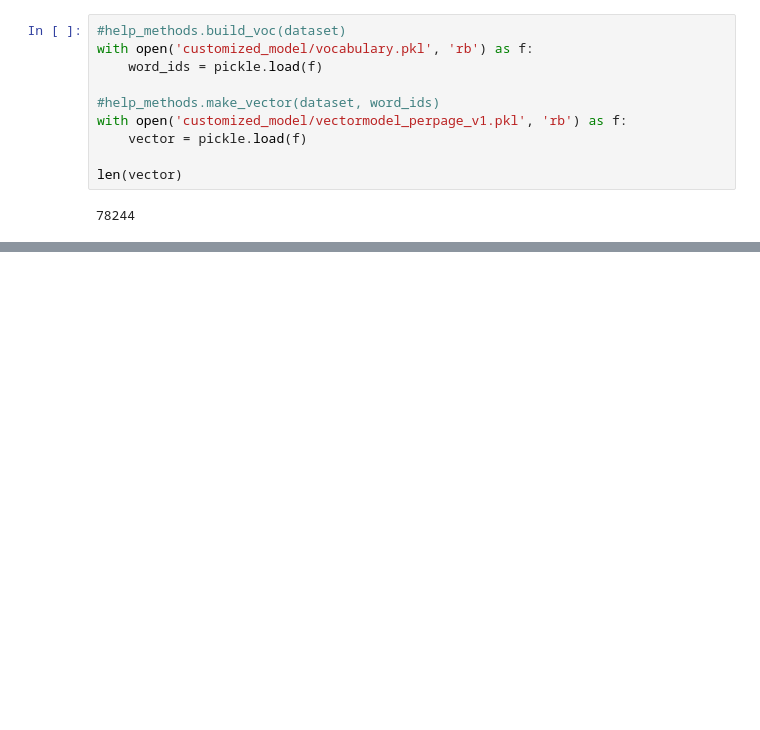
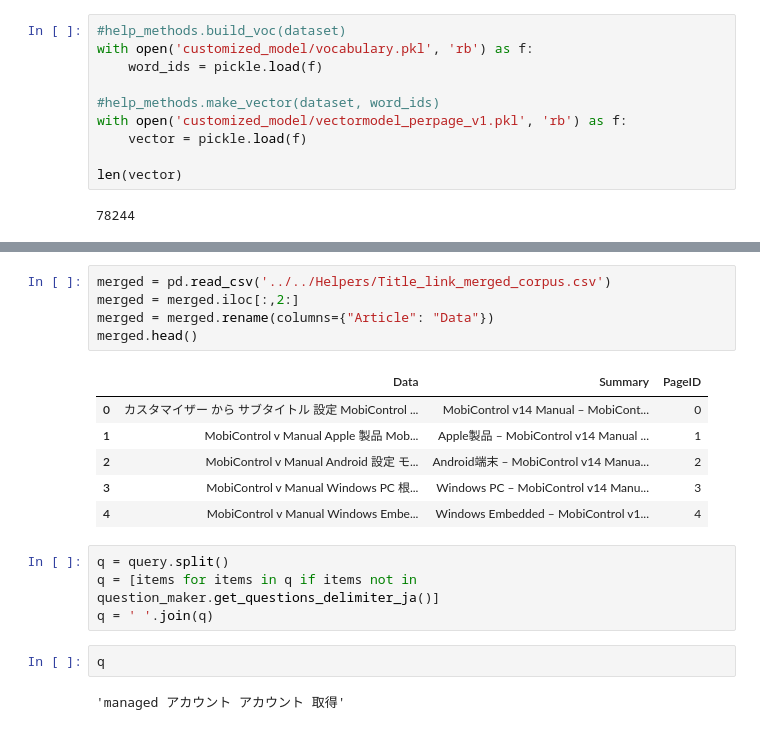
Before and after one commit to Iftekhar-mobin/AI-system, a Jupyter notebook: retrieval_Model/Page_Ranking_Experiment/Pipeline_1_Freq_CountVec_CosSim.ipynb, the cells around one changed output, grey strips where cells are left out. Drawn from its saved outputs; the diff is of its cells as text; blank space fills up the shorter version.

```diff
--- a/retrieval_Model/Page_Ranking_Experiment/Pipeline_1_Freq_CountVec_CosSim.ipynb
+++ b/retrieval_Model/Page_Ranking_Experiment/Pipeline_1_Freq_CountVec_CosSim.ipynb
@@ -79,0 +88,20 @@ chunks
+# %%
+merged = pd.read_csv('../../Helpers/Title_link_merged_corpus.csv')
+merged = merged.iloc[:,2:]
+merged = merged.rename(columns={"Article": "Data"})
+merged.head()
+# %% [output]
+|  | Data | Summary | PageID |
+| 0 | カスタマイザー から サブタイトル 設定 MobiControl ... | MobiControl v14 Manual – MobiCont... | 0 |
+| 1 | MobiControl v Manual Apple 製品 Mob... | Apple製品 – MobiControl v14 Manual ... | 1 |
+| 2 | MobiControl v Manual Android 設定 モ... | Android端末 – MobiControl v14 Manua... | 2 |
+| 3 | MobiControl v Manual Windows PC 根... | Windows PC – MobiControl v14 Manu... | 3 |
+| 4 | MobiControl v Manual Windows Embe... | Windows Embedded – MobiControl v1... | 4 |
+# %%
+q = query.split()
+q = [items for items in q if items not in question_maker.get_questions_delimiter_ja()]
+q = ' '.join(q)
+# %%
+q
+# %% [output]
+'managed アカウント アカウント 取得'
```
Also changed, not shown: parts of 22 cells of this notebook, 5 other files.
